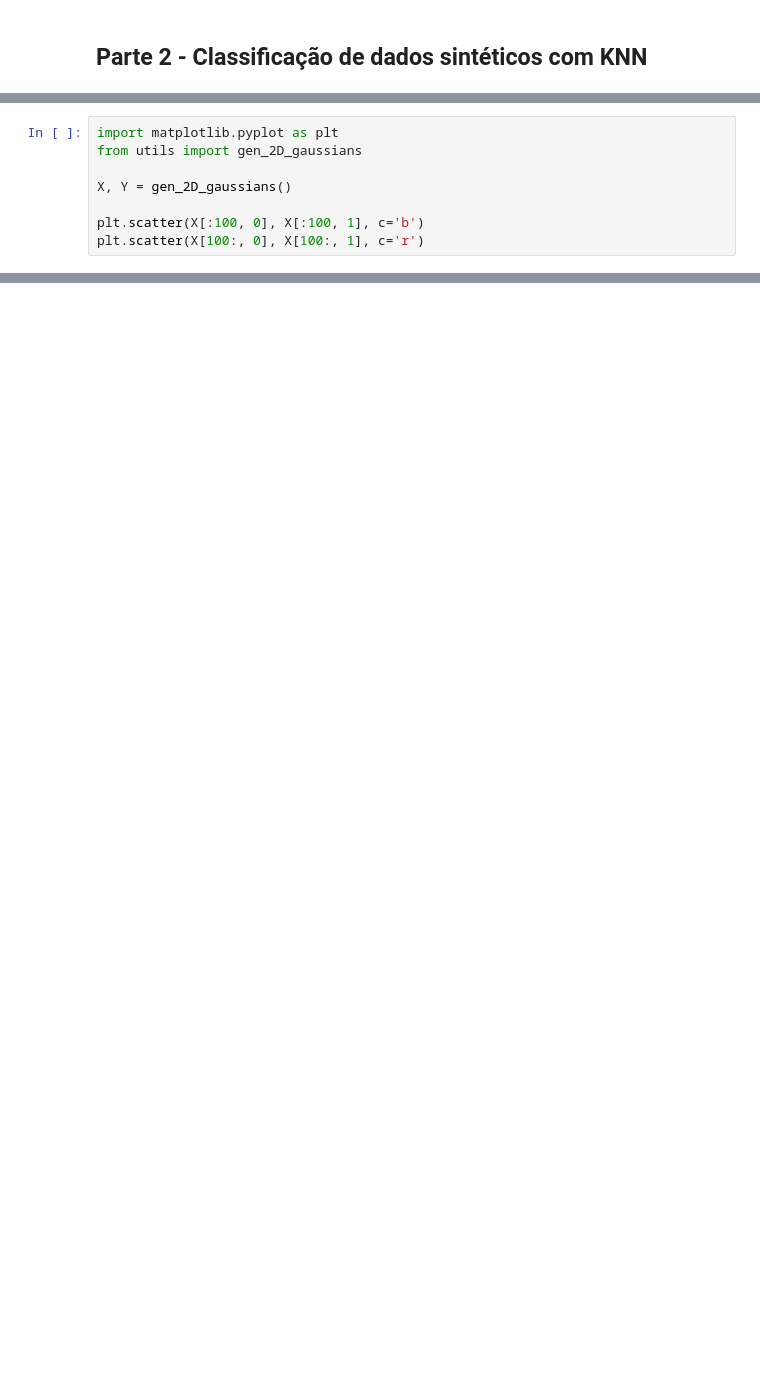
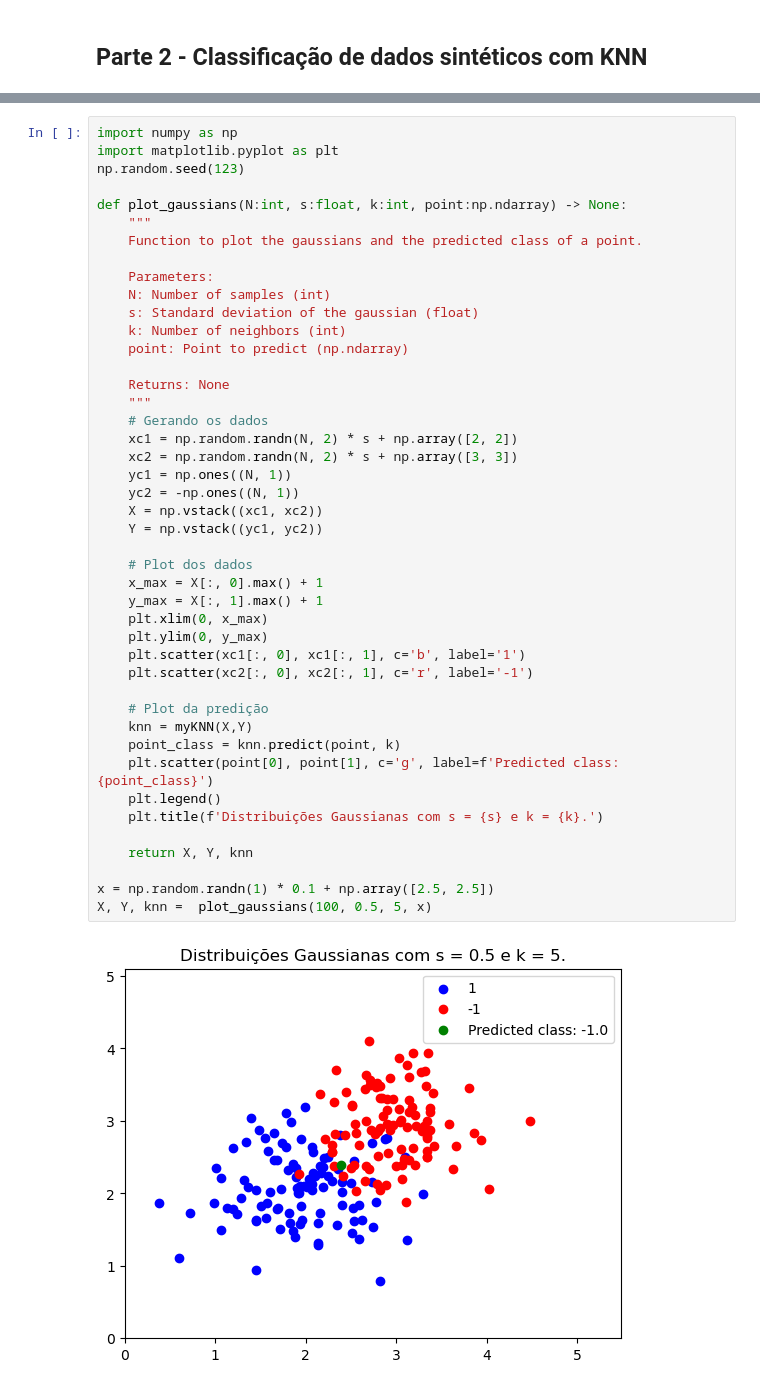
Before and after one commit to muzzidiogo/reconhecimento_de_padroes, a Jupyter notebook: KNN.ipynb, the cells around one changed output, grey strips where cells are left out. Saved outputs shown, nothing was run; the diff lists cells and outputs as text; blank space fills up the shorter version.

```diff
--- a/KNN.ipynb
+++ b/KNN.ipynb
@@ -47,8 +69,0 @@ class myKNN:
-# %%
-import matplotlib.pyplot as plt
-from utils import gen_2D_gaussians
-
-X, Y = gen_2D_gaussians()
-
-plt.scatter(X[:100, 0], X[:100, 1], c='b')
-plt.scatter(X[100:, 0], X[100:, 1], c='r')
@@ -57,0 +70,46 @@ plt.scatter(X[100:, 0], X[100:, 1], c='r')
+# %%
+import numpy as np
+import matplotlib.pyplot as plt
+np.random.seed(123)
+
+def plot_gaussians(N:int, s:float, k:int, point:np.ndarray) -> None:
+    """
+    Function to plot the gaussians and the predicted class of a point.
+
+    Parameters:
+    N: Number of samples (int)
+    s: Standard deviation of the gaussian (float)
+    k: Number of neighbors (int)
+    point: Point to predict (np.ndarray)
+
+    Returns: None
+    """
+    # Gerando os dados
+    xc1 = np.random.randn(N, 2) * s + np.array([2, 2])
+    xc2 = np.random.randn(N, 2) * s + np.array([3, 3])
+    yc1 = np.ones((N, 1))
+    yc2 = -np.ones((N, 1))
+    X = np.vstack((xc1, xc2))
+    Y = np.vstack((yc1, yc2))
+
+    # Plot dos dados
+    x_max = X[:, 0].max() + 1
+    y_max = X[:, 1].max() + 1
+    plt.xlim(0, x_max)
+    plt.ylim(0, y_max)
+    plt.scatter(xc1[:, 0], xc1[:, 1], c='b', label='1')
+    plt.scatter(xc2[:, 0], xc2[:, 1], c='r', label='-1')
+
+    # Plot da predição
+    knn = myKNN(X,Y)
+    point_class = knn.predict(point, k)
+    plt.scatter(point[0], point[1], c='g', label=f'Predicted class: {point_class}')
+    plt.legend()
+    plt.title(f'Distribuições Gaussianas com s = {s} e k = {k}.')
+
+    return X, Y, knn
+
+x = np.random.randn(1) * 0.1 + np.array([2.5, 2.5])
+X, Y, knn =  plot_gaussians(100, 0.5, 5, x)
+# %% [output]
+[figure, added]
```
Also changed, not shown: parts of 13 cells of this notebook.
